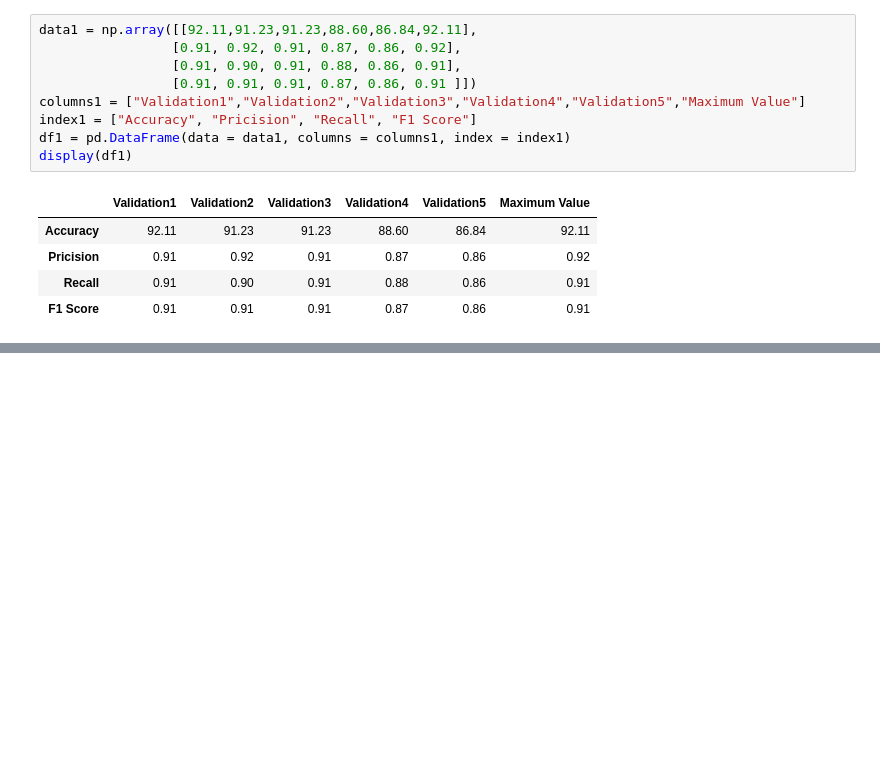
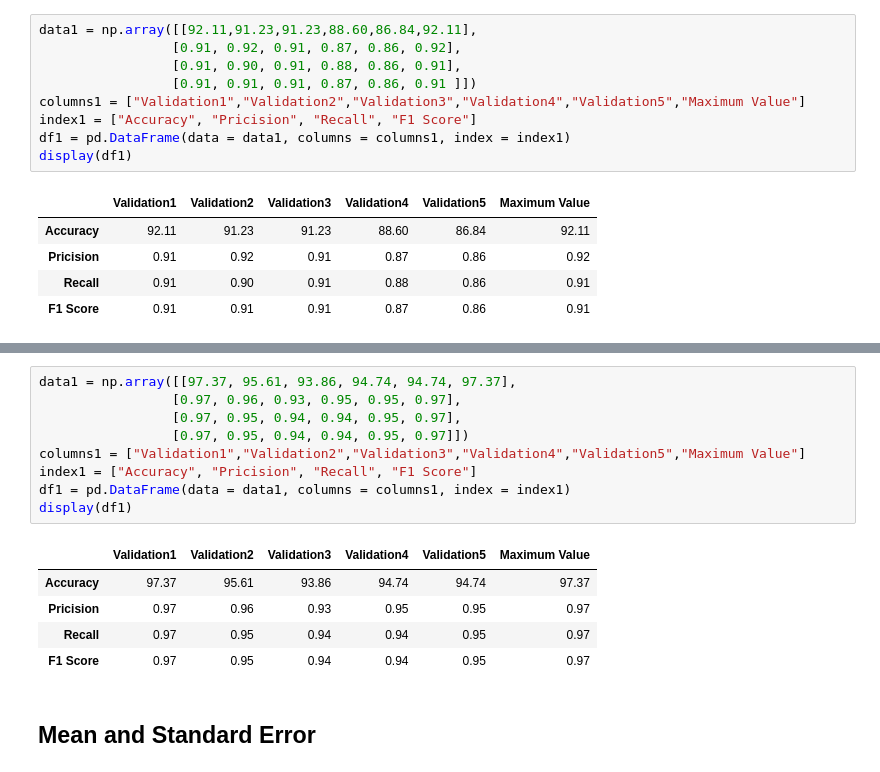
Before and after one commit to NavoditC/24787_Project, a Jupyter notebook: Logistic Regression.ipynb, the cells around one changed output, grey strips where cells are left out. Drawn from its saved outputs; the diff is of its cells as text; blank space fills up the shorter version.

```diff
--- a/Logistic Regression.ipynb
+++ b/Logistic Regression.ipynb
@@ -97,0 +205,17 @@ display(df1)
+# %%
+data1 = np.array([[97.37, 95.61, 93.86, 94.74, 94.74, 97.37],
+                 [0.97, 0.96, 0.93, 0.95, 0.95, 0.97],
+                 [0.97, 0.95, 0.94, 0.94, 0.95, 0.97],
+                 [0.97, 0.95, 0.94, 0.94, 0.95, 0.97]])
+columns1 = ["Validation1","Validation2","Validation3","Validation4","Validation5","Maximum Value"]
+index1 = ["Accuracy", "Pricision", "Recall", "F1 Score"]
+df1 = pd.DataFrame(data = data1, columns = columns1, index = index1)
+display(df1)
+# %% [output]
+|  | Validation1 | Validation2 | Validation3 | Validation4 | Validation5 | Maximum Value |
+| Accuracy | 97.37 | 95.61 | 93.86 | 94.74 | 94.74 | 97.37 |
+| Pricision | 0.97 | 0.96 | 0.93 | 0.95 | 0.95 | 0.97 |
+| Recall | 0.97 | 0.95 | 0.94 | 0.94 | 0.95 | 0.97 |
+| F1 Score | 0.97 | 0.95 | 0.94 | 0.94 | 0.95 | 0.97 |
+# %% [markdown]
+## Mean and Standard Error
```
Also changed, not shown: parts of 22 cells of this notebook.
